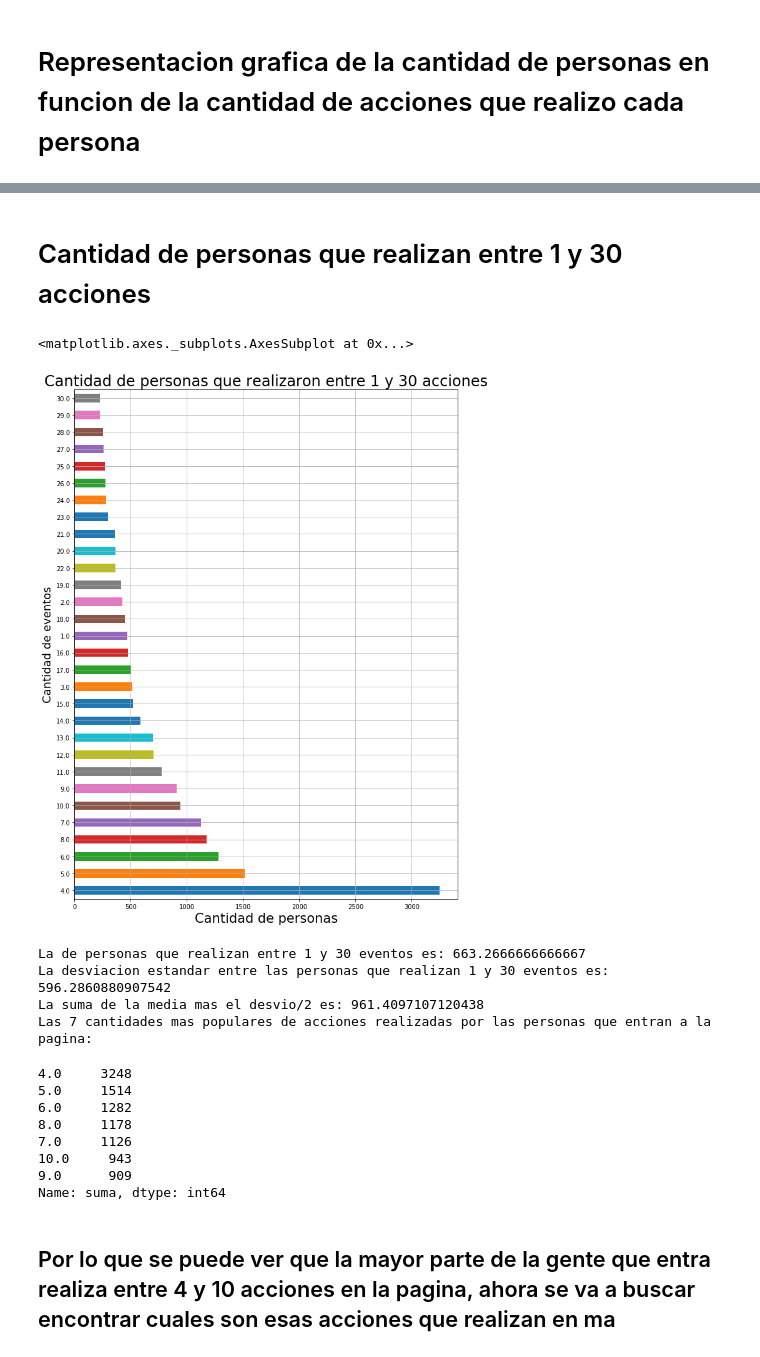
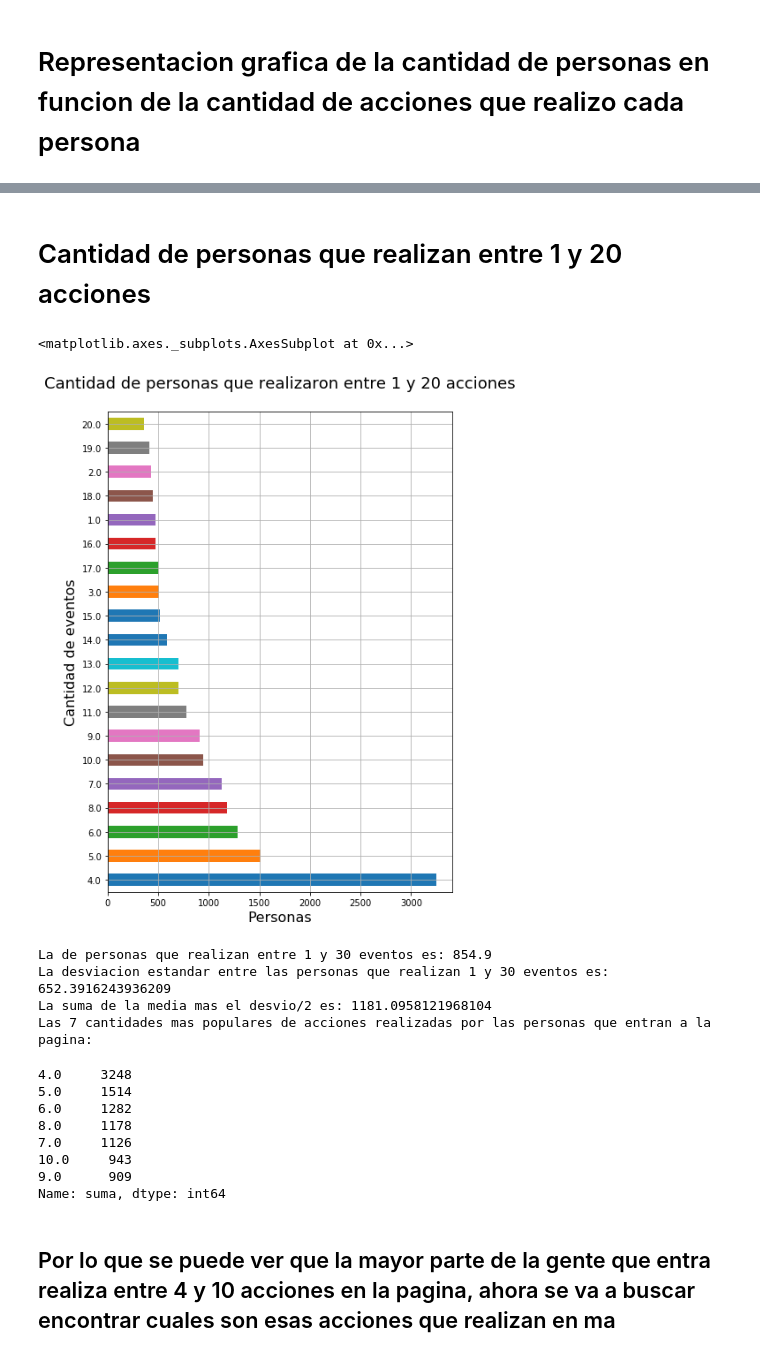
Before and after one commit to javier2409/TP1Datos2C2018, a Jupyter notebook: Analisis Personal.ipynb, the cells around one changed output, grey strips where cells are left out. Drawn from its saved outputs; the diff is of its cells as text; code cells hidden in the pictures.

```diff
--- a/Analisis Personal.ipynb
+++ b/Analisis Personal.ipynb
@@ -115,8 +116,8 @@ Name: event, dtype: int64
 cant=grupPerEv['suma'].value_counts()
 
 fig_size = plt.rcParams["figure.figsize"]
-fig_size[0]=15
-fig_size[1]=11
+fig_size[0]=10
+fig_size[1]=7
 plt.rcParams["figure.figsize"] = fig_size
 
 plt.plot(cant)
@@ -141,26 +142,16 @@ plt.show()
 # %% [markdown]
-# Cantidad de personas que realizan entre 1 y 30 acciones
+# Cantidad de personas que realizan entre 1 y 20 acciones
 # %%
-grupHasta30Ev=grupPerEv.loc[grupPerEv['suma'] <= 30.0]
+grupHasta30Ev=grupPerEv.loc[grupPerEv['suma'] <= 20.0]
 x=grupHasta30Ev['suma'].value_counts()
-plt2 = x.plot(kind = 'barh', grid=True,figsize = (11,15))
-plt2.set_title("Cantidad de personas que realizaron entre 1 y 30 acciones",size=24)
-plt2.set_xlabel("Cantidad de personas",fontsize = 21)
-plt2.set_ylabel("Cantidad de eventos",fontsize = 18)
+plt2 = x.plot(kind = 'barh', grid=True,figsize = (7,10))
+plt2.set_title("Cantidad de personas que realizaron entre 1 y 20 acciones\n",size=18)
+plt2.set_xlabel("Personas",fontsize = 16)
+plt2.set_ylabel("Cantidad de eventos",fontsize = 16)
 plt2
-
-
-
-#.bar(x)
-#plt.grid()
-#plt.title('Cantidad de personas que realizaron entre 1 y 30 acciones',size=24)
-#plt.xlabel('Cantidad de eventos',size=21)
-#plt.ylabel('Cantidad de personas',size=21)
-#plt.yscale('log')
-#plt.show()
 # %% [output]
 <matplotlib.axes._subplots.AxesSubplot at 0x...>
-[figure, old version]
+[figure, new version]
 # %%
 print('La de personas que realizan entre 1 y 30 eventos es: ' + str(x.mean()))
 print('La desviacion estandar entre las personas que realizan 1 y 30 eventos es: ' + str(x.std()))
@@ -168,9 +159,9 @@ print('La suma de la media mas el desvio/2 es: ' + str((x.mean()) + ((x.std())/2
 print('Las 7 cantidades mas populares de acciones realizadas por las personas que entran a la pagina: ')
 grupHasta30Ev['suma'].value_counts().head(7)
 # %% [output]
-La de personas que realizan entre 1 y 30 eventos es: 663.2666666666667
-La desviacion estandar entre las personas que realizan 1 y 30 eventos es: 596.2860880907542
-La suma de la media mas el desvio/2 es: 961.4097107120438
+La de personas que realizan entre 1 y 30 eventos es: 854.9
+La desviacion estandar entre las personas que realizan 1 y 30 eventos es: 652.3916243936209
+La suma de la media mas el desvio/2 es: 1181.0958121968104
 Las 7 cantidades mas populares de acciones realizadas por las personas que entran a la pagina:
 4.0     3248
 5.0     1514
```
Also changed, not shown: parts of 5 cells of this notebook, 7 other files.
